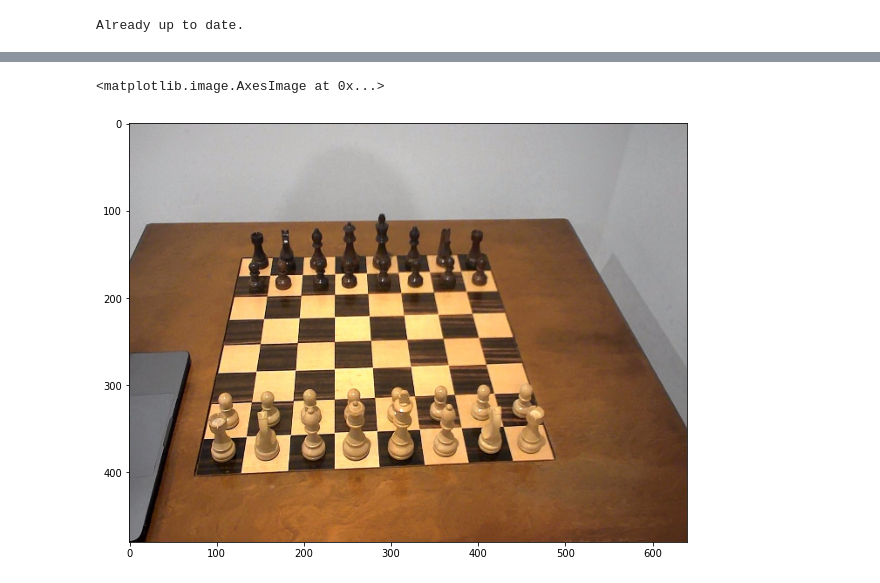
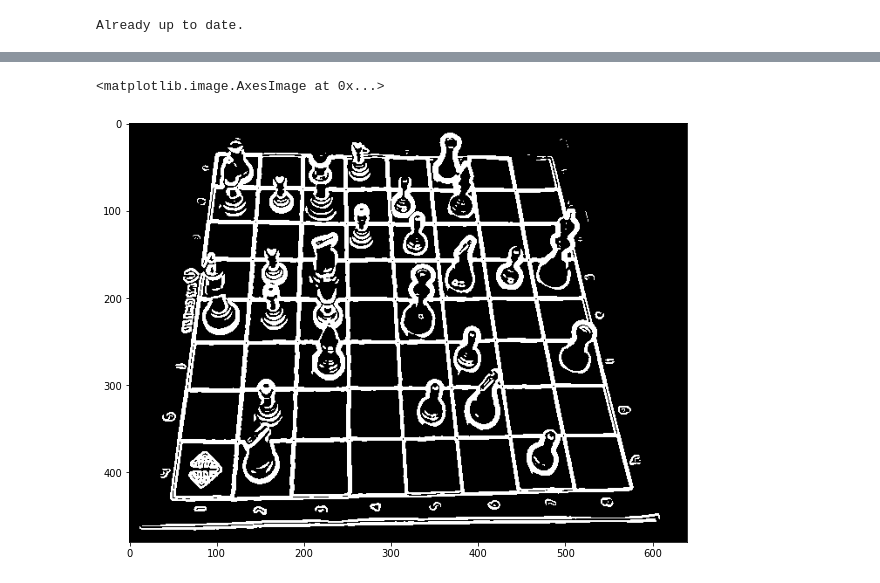
Before and after one commit to tniyer2/chess_image_detection, a Jupyter notebook: chess_detection.ipynb, the cells around one changed output, grey strips where cells are left out. Drawn from its saved outputs; the diff is of its cells as text; code cells hidden in the pictures.

```diff
--- a/chess_detection.ipynb
+++ b/chess_detection.ipynb
@@ -85,0 +78,18 @@ plt.imshow(out)
+# %%
+EDGE_DETECTION_THRESHOLD = 0.05
+GAUSSIAN_BLUR_SIGMA = 0.7
+# %%
+def process_chessboard_im(im):
+    gray = color.rgb2gray(im) # convert to grayscale
+    blurred = ndi.gaussian_filter(gray, GAUSSIAN_BLUR_SIGMA) # blur
+    # plt.imshow(blurred)
+    edges = filters.sobel(blurred) # detect edges
+    thresh = edges > EDGE_DETECTION_THRESHOLD # threshold
+
+    return thresh
+# %%
+im_processed = process_chessboard_im(im_board)
+plt.imshow(im_processed)
+# %% [output]
+<matplotlib.image.AxesImage at 0x...>
+[figure, added]
@@ -120,8 +138,0 @@ def plot_lines_hough(im, angles, dists, intersections=[], pyplot=True):
-# %%
-im = io.imread('chess_board_images/starting_chess_position_2.jpg')
-im = cv2.resize(im, (640, 480))
-
-plt.imshow(im)
-# %% [output]
-<matplotlib.image.AxesImage at 0x...>
-[figure, removed]
```
Also changed, not shown: parts of 29 cells of this notebook, 7 other files.
